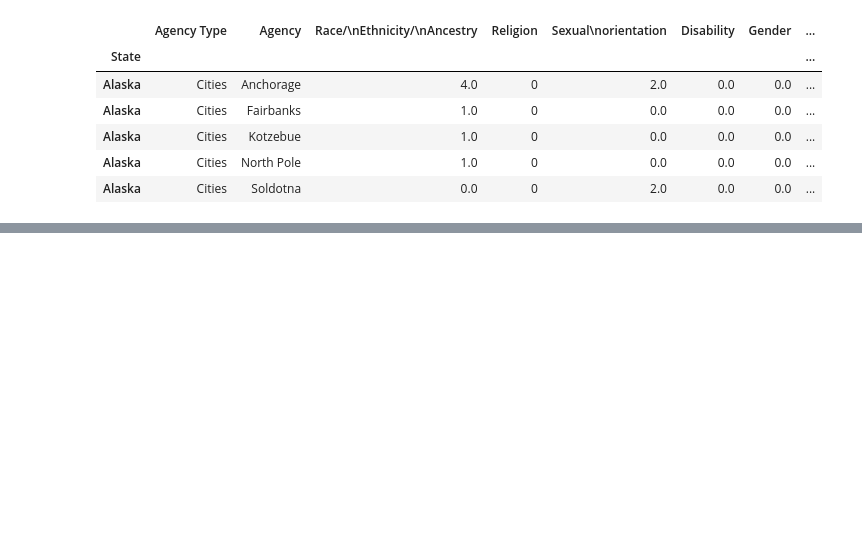
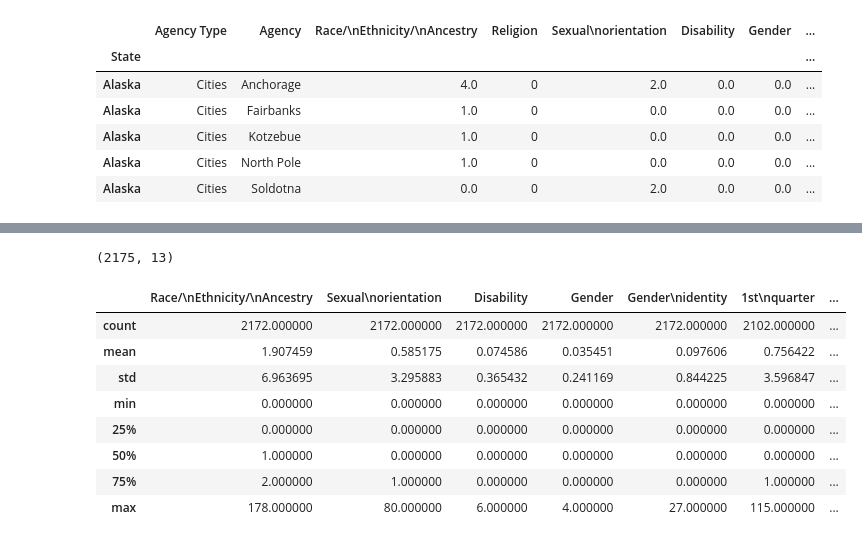
Before and after one commit to BurtonBarnes/Indian_Gas_Prices, a Jupyter notebook: exploration.ipynb, the cells around one changed output, grey strips where cells are left out. Saved outputs shown, nothing was run; the diff lists cells and outputs as text; code cells hidden in the pictures; blank space fills up the shorter version.

```diff
--- a/exploration.ipynb
+++ b/exploration.ipynb
@@ -186,0 +207,16 @@ df2.head()
+# %%
+df2.shape
+# %% [output]
+(2175, 13)
+# %%
+df2.describe()
+# %% [output]
+|  | Race/\nEthnicity/\nAncestry | Sexual\norientation | Disability | Gender | Gender\nidentity | 1st\nquarter | ... |
+| count | 2172.000000 | 2172.000000 | 2172.000000 | 2172.000000 | 2172.000000 | 2102.000000 | ... |
+| mean | 1.907459 | 0.585175 | 0.074586 | 0.035451 | 0.097606 | 0.756422 | ... |
+| std | 6.963695 | 3.295883 | 0.365432 | 0.241169 | 0.844225 | 3.596847 | ... |
+| min | 0.000000 | 0.000000 | 0.000000 | 0.000000 | 0.000000 | 0.000000 | ... |
+| 25% | 0.000000 | 0.000000 | 0.000000 | 0.000000 | 0.000000 | 0.000000 | ... |
+| 50% | 1.000000 | 0.000000 | 0.000000 | 0.000000 | 0.000000 | 0.000000 | ... |
+| 75% | 2.000000 | 1.000000 | 0.000000 | 0.000000 | 0.000000 | 1.000000 | ... |
+| max | 178.000000 | 80.000000 | 6.000000 | 4.000000 | 27.000000 | 115.000000 | ... |
```
Also changed, not shown: parts of 4 cells of this notebook.
